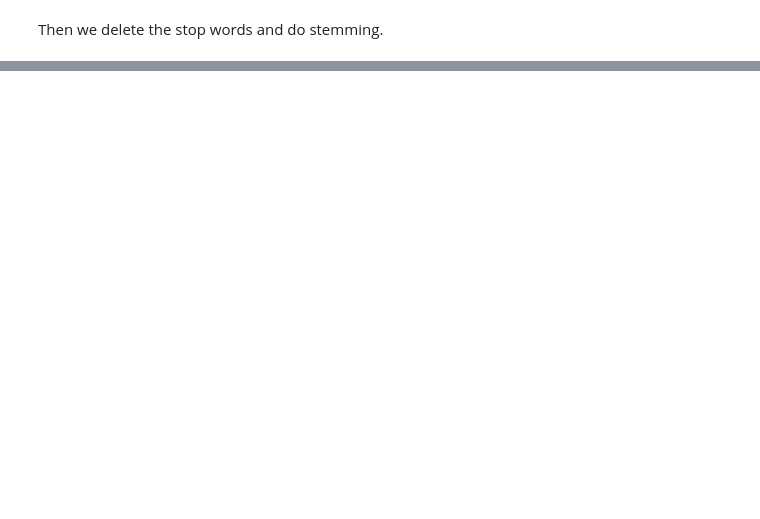
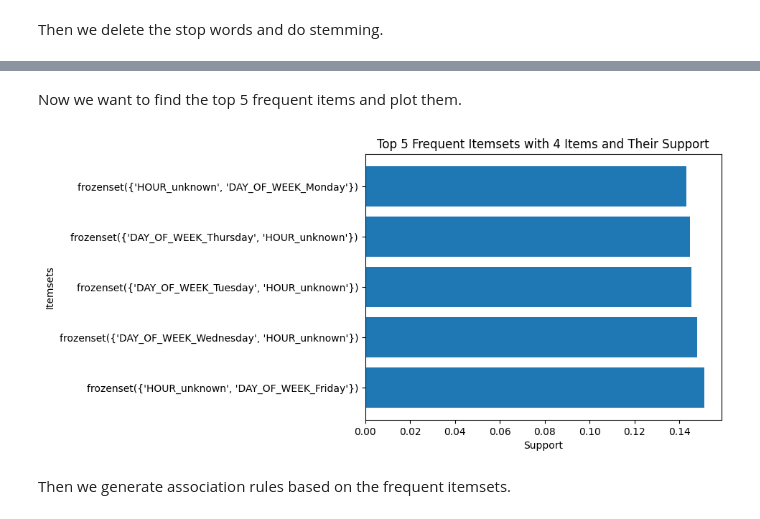
Before and after one commit to majiddrn/Crime-Analysis, a Jupyter notebook: Crime-Analysis.ipynb, the cells around one changed output, grey strips where cells are left out. Saved outputs shown, nothing was run; the diff lists cells and outputs as text; code cells hidden in the pictures; blank space fills up the shorter version.

```diff
--- a/Crime-Analysis.ipynb
+++ b/Crime-Analysis.ipynb
@@ -74,0 +150,3 @@ data['OFFENSE_DESCRIPTION'] = data['OFFENSE_DESCRIPTION'].apply(lambda x: ' '.jo
+# %%
+half_size = len(data) // 4
+data_half = data[:half_size]
@@ -74,0 +155,2 @@ data['OFFENSE_DESCRIPTION'] = data['OFFENSE_DESCRIPTION'].apply(lambda x: ' '.jo
+# %%
+encoded_data = pd.get_dummies(data_half[['DAY_OF_WEEK','Location','HOUR' ,'OFFENSE_CODE_GROUP']])
@@ -74,0 +159,6 @@ data['OFFENSE_DESCRIPTION'] = data['OFFENSE_DESCRIPTION'].apply(lambda x: ' '.jo
+# %%
+frequent_itemsets = apriori(encoded_data, min_support=0.01, use_colnames=True)
+
+# Filter the frequent itemsets to include only those with three occurrences of ","
+# frequent_itemsets = frequent_itemsets[frequent_itemsets['itemsets'].apply(lambda x: sum(',' in item for item in x) == 3)]
+print(frequent_itemsets)
@@ -74,0 +180,21 @@ data['OFFENSE_DESCRIPTION'] = data['OFFENSE_DESCRIPTION'].apply(lambda x: ' '.jo
+# %% [markdown]
+Now we want to find the top 5 frequent items and plot them.
+# %%
+# Filter the frequent itemsets to include only those with exactly 4 items
+filtered_itemsets = frequent_itemsets[frequent_itemsets['itemsets'].apply(lambda x: len(x) == 2)]
+
+# Sort the filtered itemsets by support in descending order and select the top 5
+sorted_itemsets = filtered_itemsets.sort_values(by='support', ascending=False).head(5)
+
+# Plot the top 5 frequent itemsets and their support
+plt.barh(range(len(sorted_itemsets)), sorted_itemsets['support'], align='center')
+plt.yticks(range(len(sorted_itemsets)), sorted_itemsets['itemsets'].astype(str))
+plt.xlabel('Support')
+plt.ylabel('Itemsets')
+plt.title('Top 5 Frequent Itemsets with 4 Items and Their Support')
+
+plt.show()
+# %% [output]
+[figure, added]
+# %% [markdown]
+Then we generate association rules based on the frequent itemsets.
```
Also changed, not shown: parts of 36 cells of this notebook.
